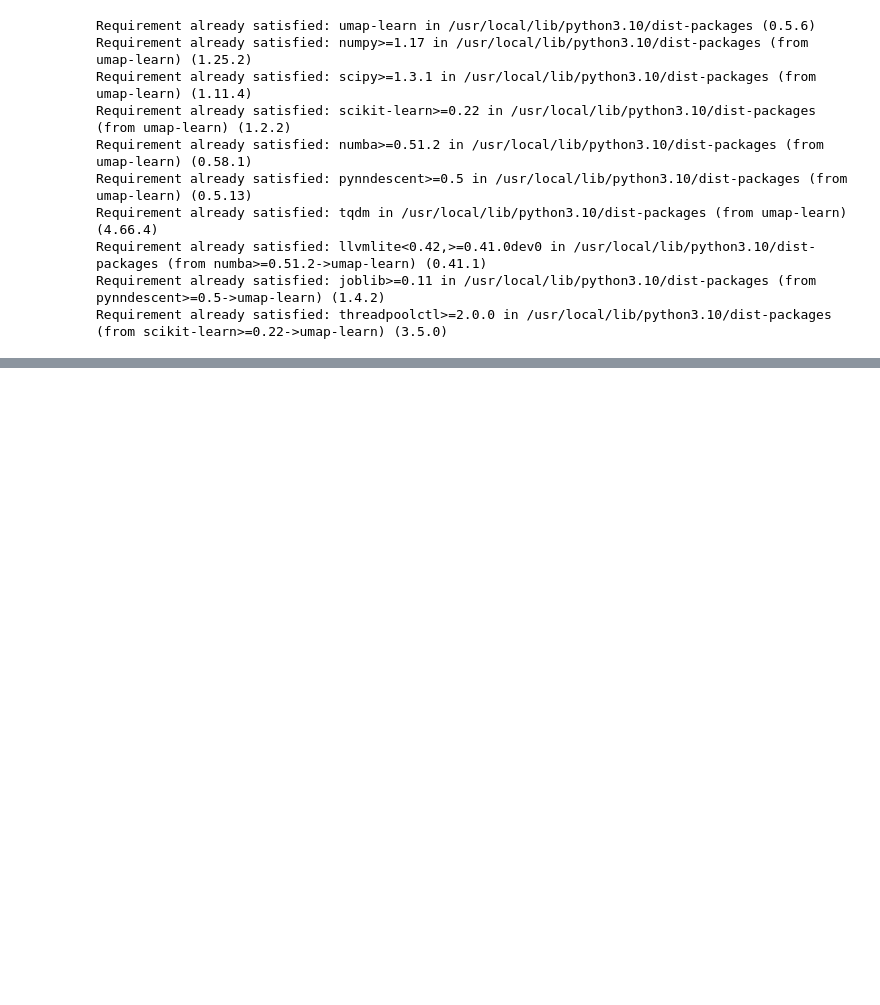
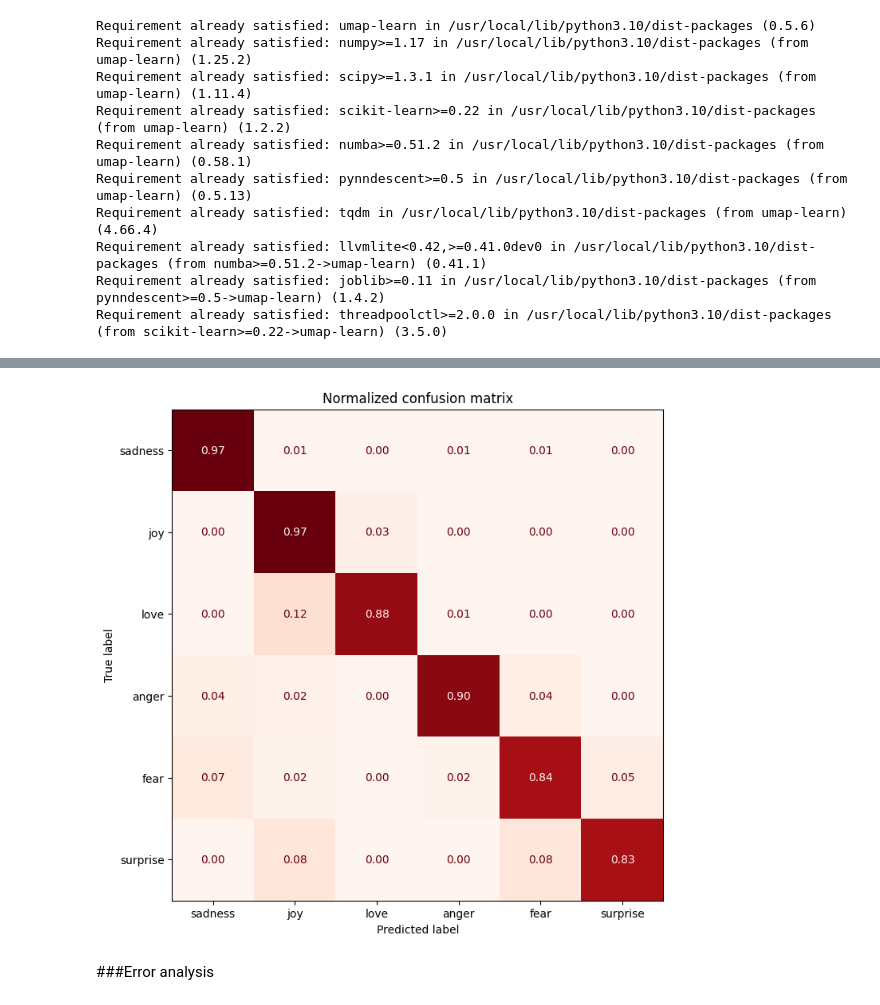
Before and after one commit to Tkag0001/Practice_NLP_with_transformer, a Jupyter notebook: Text_classification_chapter_2.ipynb, the cells around one changed output, grey strips where cells are left out. Saved outputs shown, nothing was run; the diff lists cells and outputs as text; code cells hidden in the pictures; blank space fills up the shorter version.

```diff
--- a/Text_classification_chapter_2.ipynb
+++ b/Text_classification_chapter_2.ipynb
@@ -664,0 +892,13 @@ plt.show()
+# %%
+#convert datasets to tf.data.Dataset.format
+tokenizer_columns = tokenizer.model_input_names
+
+tf_train_dataset = emotions_encoded["train"].to_tf_dataset(columns = tokenizer_columns,
+                                                           label_cols = ["label"],
+                                                           shuffle = False,
+                                                           batch_size = batch_size)
+
+tf_eval_dataset = emotions_encoded["validation"].to_tf_dataset(columns = tokenizer_columns,
+                                                               label_cols = ["label"],
+                                                               shuffle = False,
+                                                               batch_size = batch_size)
@@ -664,0 +919,7 @@ plt.show()
+# %%
+import tensorflow as tf
+tf_model.compile(optimizer = tf.keras.optimizers.Adam(learning_rate = 2e-5),
+                  loss = tf.keras.losses.SparseCategoricalCrossentropy(from_logits = True),
+                  metrics = tf.metrics.SparseCategoricalAccuracy())
+
+tf_model.fit(tf_train_dataset, validation_data = tf_eval_dataset, epochs = 2)
@@ -664,0 +938,2 @@ plt.show()
+# %%
+preds_tf = tf_model.predict(tf_eval_dataset)
@@ -664,0 +942,8 @@ plt.show()
+# %%
+preds_tf_labels = np.argmax(preds_tf.logits, axis = 1)
+# %%
+plot_confusion_matrix(preds_tf_labels, y_valid, labels)
+# %% [output]
+[figure, added]
+# %% [markdown]
+###Error analysis
```
Also changed, not shown: parts of 68 cells of this notebook.
